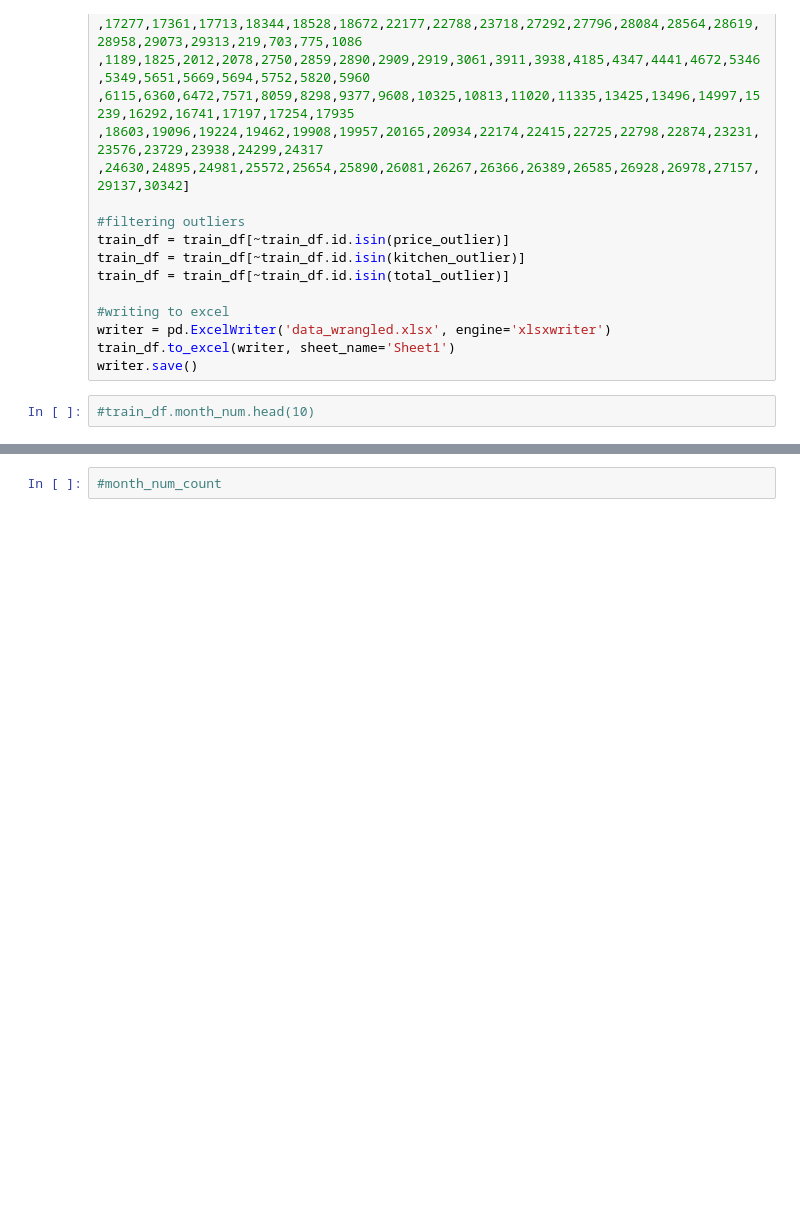
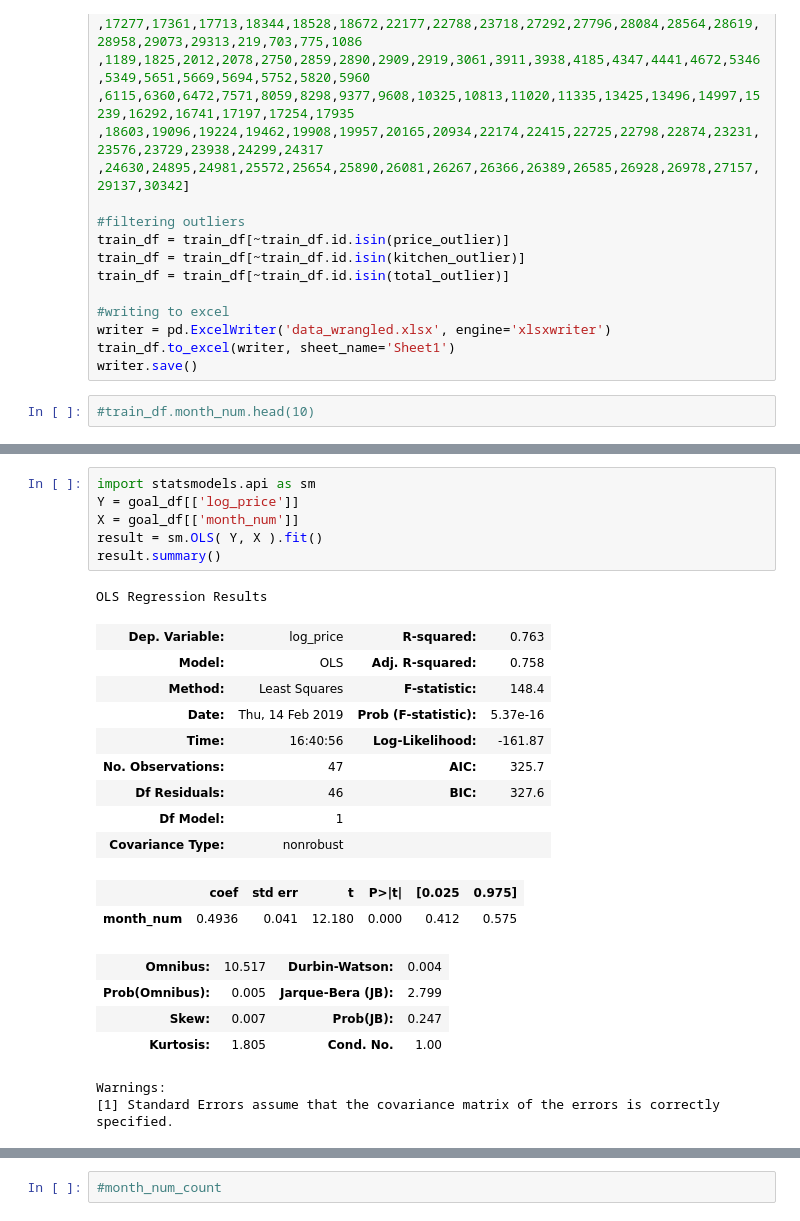
Before and after one commit to quedogf94/Spring2019_Project1, a Jupyter notebook: Goal_1.ipynb, the cells around one changed output, grey strips where cells are left out. Saved outputs shown, nothing was run; the diff lists cells and outputs as text; blank space fills up the shorter version.

```diff
--- a/Goal_1.ipynb
+++ b/Goal_1.ipynb
@@ -209,0 +246,25 @@ writer.save()
+# %%
+import statsmodels.api as sm
+Y = goal_df[['log_price']]
+X = goal_df[['month_num']]
+result = sm.OLS( Y, X ).fit()
+result.summary()
+# %% [output]
+OLS Regression Results
+| Dep. Variable: | log_price | R-squared: | 0.763 |
+| Model: | OLS | Adj. R-squared: | 0.758 |
+| Method: | Least Squares | F-statistic: | 148.4 |
+| Date: | Thu, 14 Feb 2019 | Prob (F-statistic): | 5.37e-16 |
+| Time: | 16:40:56 | Log-Likelihood: | -161.87 |
+| No. Observations: | 47 | AIC: | 325.7 |
+| Df Residuals: | 46 | BIC: | 327.6 |
+| Df Model: | 1 |  |  |
+| Covariance Type: | nonrobust |  |  |
+|  | coef | std err | t | P>|t| | [0.025 | 0.975] |
+| month_num | 0.4936 | 0.041 | 12.180 | 0.000 | 0.412 | 0.575 |
+| Omnibus: | 10.517 | Durbin-Watson: | 0.004 |
+| Prob(Omnibus): | 0.005 | Jarque-Bera (JB): | 2.799 |
+| Skew: | 0.007 | Prob(JB): | 0.247 |
+| Kurtosis: | 1.805 | Cond. No. | 1.00 |
+Warnings:
+[1] Standard Errors assume that the covariance matrix of the errors is correctly specified.
```
Also changed, not shown: parts of 7 cells of this notebook, 1 other file.
